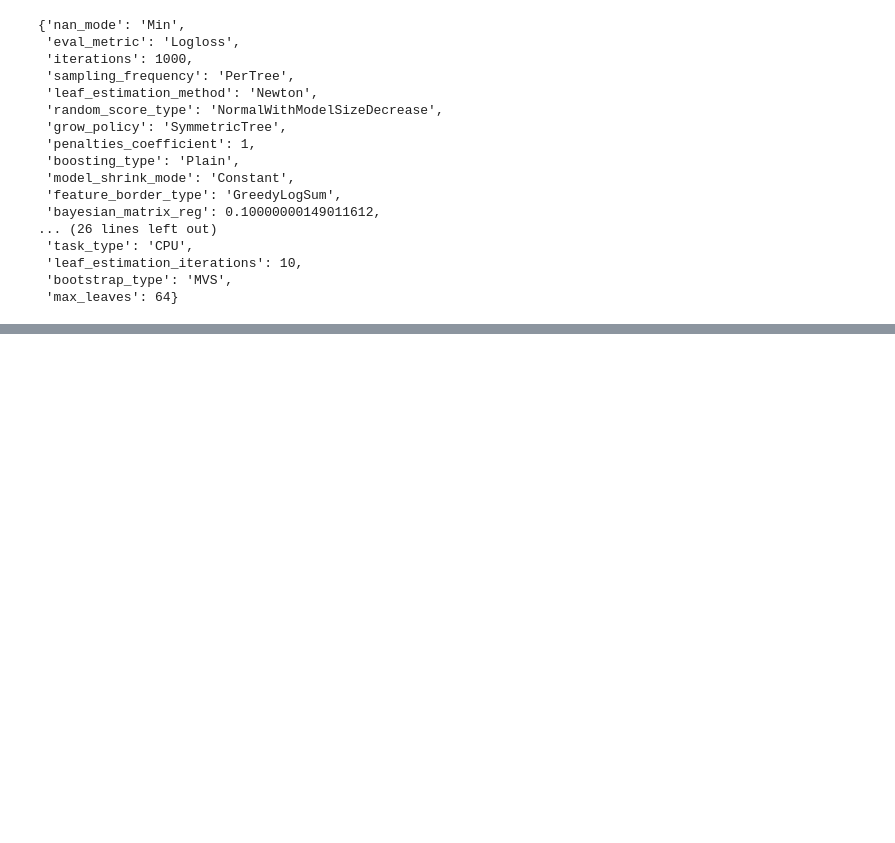
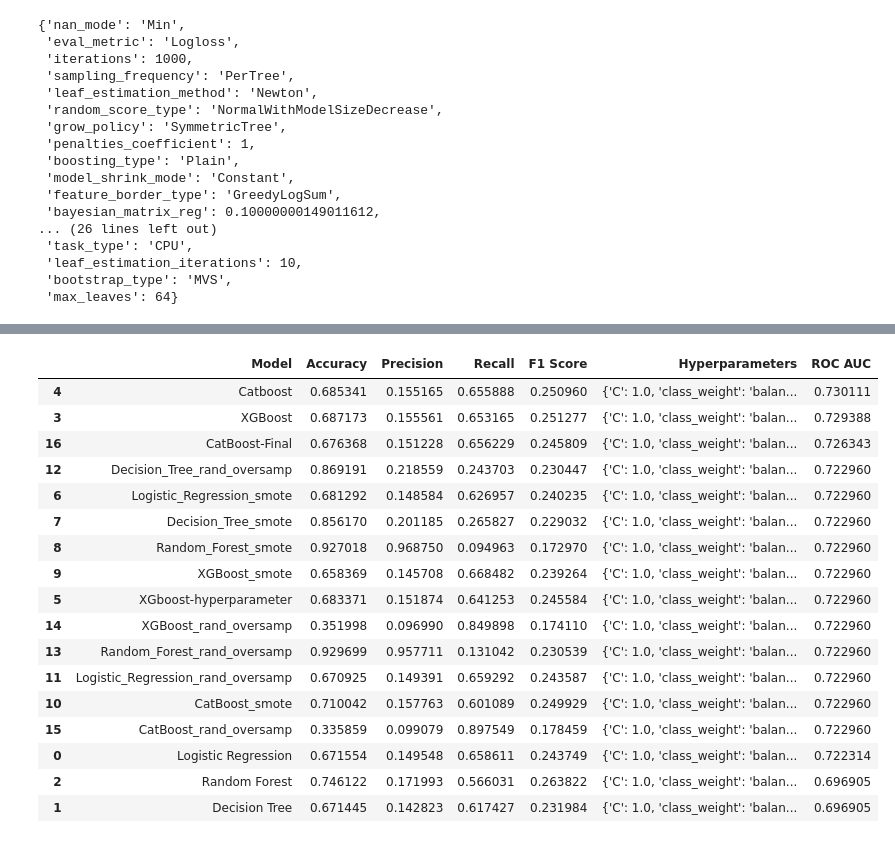
Before and after one commit to biswaj45/Loan_Default_Prediction, a Jupyter notebook: model_trial.ipynb, the cells around one changed output, grey strips where cells are left out. Cells and saved outputs as stored; diff of their text form; code cells hidden in the pictures; blank space fills up the shorter version.

```diff
--- a/model_trial.ipynb
+++ b/model_trial.ipynb
@@ -641,0 +691,23 @@ TypeError: RandomizedSearchCV.__init__() missing 1 required positional argument:
+# %%
+# Create a DataFrame of results
+results_df = pd.DataFrame(results).sort_values(by='ROC AUC', ascending=False)
+results_df
+# %% [output]
+|  | Model | Accuracy | Precision | Recall | F1 Score | Hyperparameters | ROC AUC |
+| 4 | Catboost | 0.685341 | 0.155165 | 0.655888 | 0.250960 | {'C': 1.0, 'class_weight': 'balan... | 0.730111 |
+| 3 | XGBoost | 0.687173 | 0.155561 | 0.653165 | 0.251277 | {'C': 1.0, 'class_weight': 'balan... | 0.729388 |
+| 16 | CatBoost-Final | 0.676368 | 0.151228 | 0.656229 | 0.245809 | {'C': 1.0, 'class_weight': 'balan... | 0.726343 |
+| 12 | Decision_Tree_rand_oversamp | 0.869191 | 0.218559 | 0.243703 | 0.230447 | {'C': 1.0, 'class_weight': 'balan... | 0.722960 |
+| 6 | Logistic_Regression_smote | 0.681292 | 0.148584 | 0.626957 | 0.240235 | {'C': 1.0, 'class_weight': 'balan... | 0.722960 |
+| 7 | Decision_Tree_smote | 0.856170 | 0.201185 | 0.265827 | 0.229032 | {'C': 1.0, 'class_weight': 'balan... | 0.722960 |
+| 8 | Random_Forest_smote | 0.927018 | 0.968750 | 0.094963 | 0.172970 | {'C': 1.0, 'class_weight': 'balan... | 0.722960 |
+| 9 | XGBoost_smote | 0.658369 | 0.145708 | 0.668482 | 0.239264 | {'C': 1.0, 'class_weight': 'balan... | 0.722960 |
+| 5 | XGboost-hyperparameter | 0.683371 | 0.151874 | 0.641253 | 0.245584 | {'C': 1.0, 'class_weight': 'balan... | 0.722960 |
+| 14 | XGBoost_rand_oversamp | 0.351998 | 0.096990 | 0.849898 | 0.174110 | {'C': 1.0, 'class_weight': 'balan... | 0.722960 |
+| 13 | Random_Forest_rand_oversamp | 0.929699 | 0.957711 | 0.131042 | 0.230539 | {'C': 1.0, 'class_weight': 'balan... | 0.722960 |
+| 11 | Logistic_Regression_rand_oversamp | 0.670925 | 0.149391 | 0.659292 | 0.243587 | {'C': 1.0, 'class_weight': 'balan... | 0.722960 |
+| 10 | CatBoost_smote | 0.710042 | 0.157763 | 0.601089 | 0.249929 | {'C': 1.0, 'class_weight': 'balan... | 0.722960 |
+| 15 | CatBoost_rand_oversamp | 0.335859 | 0.099079 | 0.897549 | 0.178459 | {'C': 1.0, 'class_weight': 'balan... | 0.722960 |
+| 0 | Logistic Regression | 0.671554 | 0.149548 | 0.658611 | 0.243749 | {'C': 1.0, 'class_weight': 'balan... | 0.722314 |
+| 2 | Random Forest | 0.746122 | 0.171993 | 0.566031 | 0.263822 | {'C': 1.0, 'class_weight': 'balan... | 0.696905 |
+| 1 | Decision Tree | 0.671445 | 0.142823 | 0.617427 | 0.231984 | {'C': 1.0, 'class_weight': 'balan... | 0.696905 |
```
Also changed, not shown: parts of 7 cells of this notebook, 35 other files.
